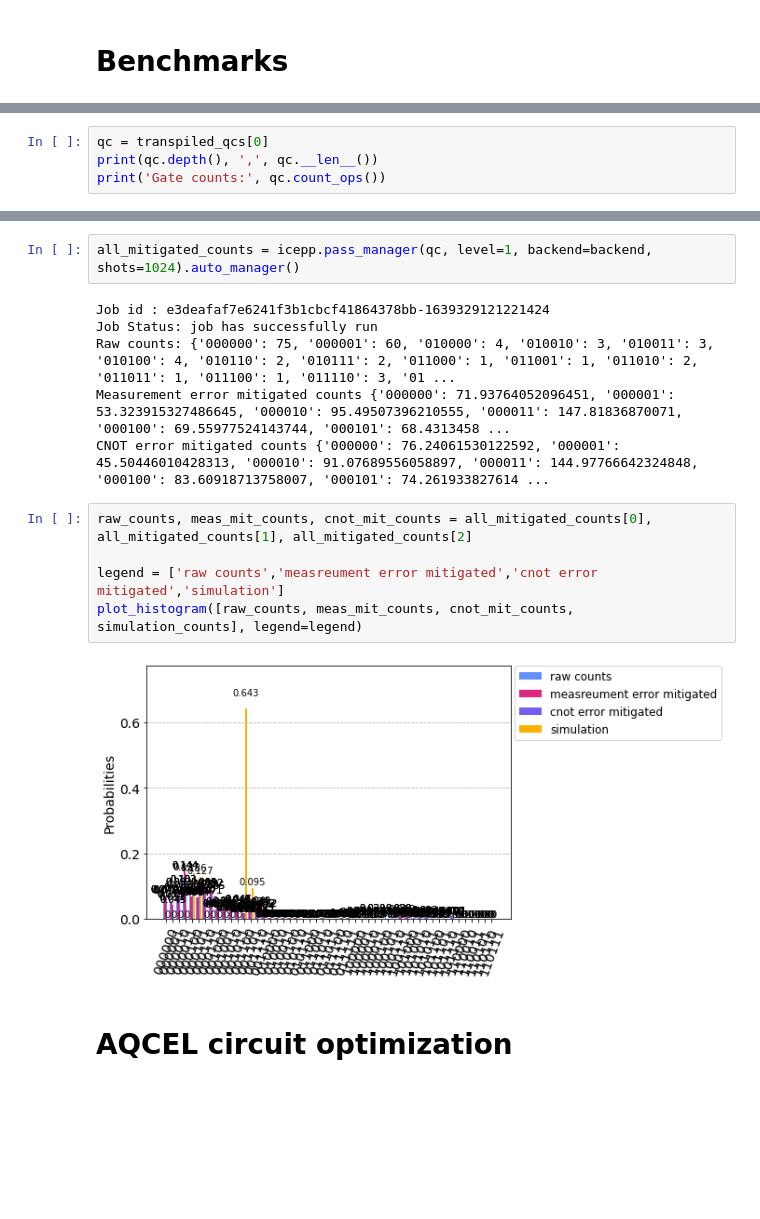
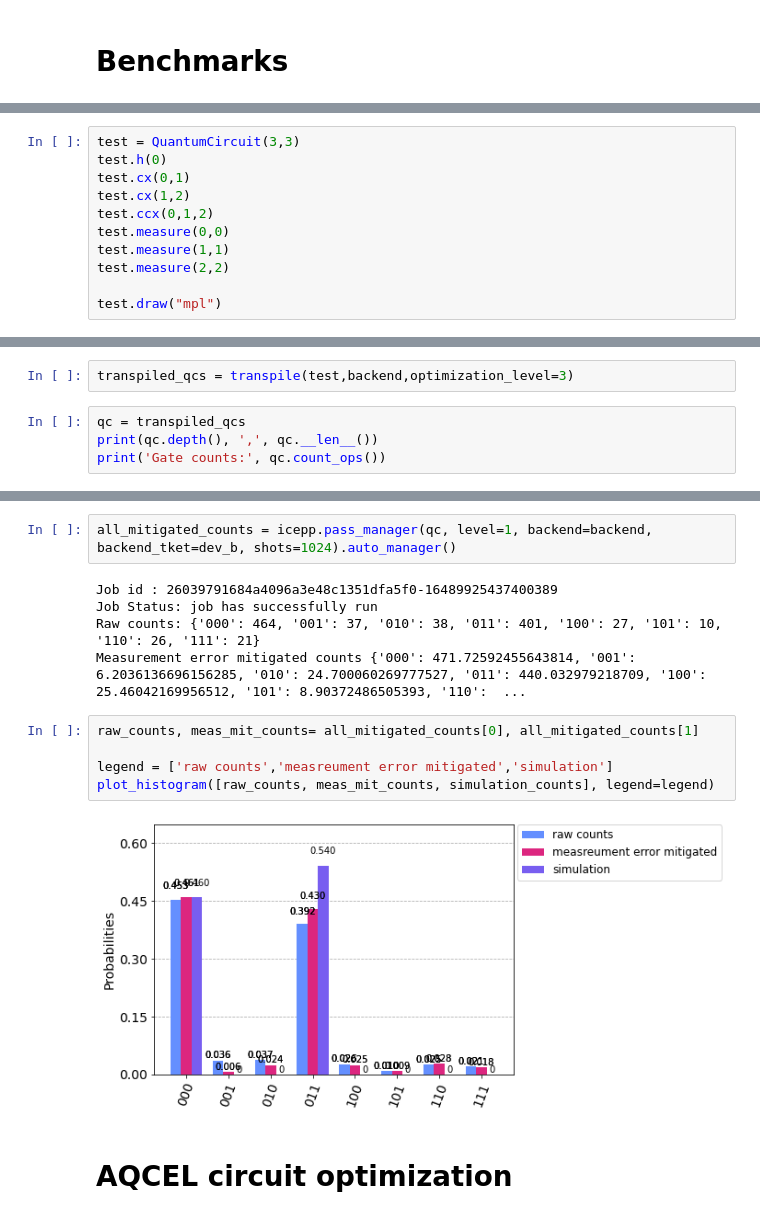
Before and after one commit to UTokyo-ICEPP/aqcel, a Jupyter notebook: tutorial_aqcel.ipynb, the cells around one changed output, grey strips where cells are left out. Cells and saved outputs as stored; diff of their text form; blank space fills up the shorter version.

```diff
--- a/tutorial_aqcel.ipynb
+++ b/tutorial_aqcel.ipynb
@@ -40,0 +26,11 @@ circuit_LBNL1.draw('mpl',fold=100)
+# %%
+test = QuantumCircuit(3,3)
+test.h(0)
+test.cx(0,1)
+test.cx(1,2)
+test.ccx(0,1,2)
+test.measure(0,0)
+test.measure(1,1)
+test.measure(2,2)
+
+test.draw("mpl")
@@ -45,5 +41,7 @@ transpiled_qcs = icepp.transpiler([circuit_LBNL1],backend,level=3).transpile()
+# %%
+transpiled_qcs = transpile(test,backend,optimization_level=3)
 # %%
-qc = transpiled_qcs[0]
+qc = transpiled_qcs
 print(qc.depth(), ',', qc.__len__())
 print('Gate counts:', qc.count_ops())
 # %% [output]
@@ -57,17 +55,16 @@ print(simulation_counts)
 # %%
-all_mitigated_counts = icepp.pass_manager(qc, level=1, backend=backend, shots=1024).auto_manager()
+all_mitigated_counts = icepp.pass_manager(qc, level=1, backend=backend, backend_tket=dev_b, shots=1024).auto_manager()
 # %% [output]
-Job id : e3deafaf7e6241f3b1cbcf41864378bb-1639329121221424
+Job id : 26039791684a4096a3e48c1351dfa5f0-16489925437400389
 Job Status: job has successfully run
-Raw counts: {'000000': 75, '000001': 60, '010000': 4, '010010': 3, '010011': 3, '010100': 4, '010110': 2, '010111': 2, '011000': 1, '011001': 1, '011010': 2, '011011': 1, '011100': 1, '011110': 3, '01 ...
-Measurement error mitigated counts {'000000': 71.93764052096451, '000001': 53.323915327486645, '000010': 95.49507396210555, '000011': 147.81836870071, '000100': 69.55977524143744, '000101': 68.4313458 ...
-CNOT error mitigated counts {'000000': 76.24061530122592, '000001': 45.50446010428313, '000010': 91.07689556058897, '000011': 144.97766642324848, '000100': 83.60918713758007, '000101': 74.261933827614 ...
+Raw counts: {'000': 464, '001': 37, '010': 38, '011': 401, '100': 27, '101': 10, '110': 26, '111': 21}
+Measurement error mitigated counts {'000': 471.72592455643814, '001': 6.2036136696156285, '010': 24.700060269777527, '011': 440.032979218709, '100': 25.46042169956512, '101': 8.90372486505393, '110':  ...
 # %%
-raw_counts, meas_mit_counts, cnot_mit_counts = all_mitigated_counts[0], all_mitigated_counts[1], all_mitigated_counts[2]
+raw_counts, meas_mit_counts= all_mitigated_counts[0], all_mitigated_counts[1]
 
-legend = ['raw counts','measreument error mitigated','cnot error mitigated','simulation']
-plot_histogram([raw_counts, meas_mit_counts, cnot_mit_counts, simulation_counts], legend=legend)
+legend = ['raw counts','measreument error mitigated','simulation']
+plot_histogram([raw_counts, meas_mit_counts, simulation_counts], legend=legend)
 # %% [output]
-[figure, old version]
+[figure, new version]
 # %% [markdown]
 # AQCEL circuit optimization
```
Also changed, not shown: parts of 23 cells of this notebook, 3 other files.
